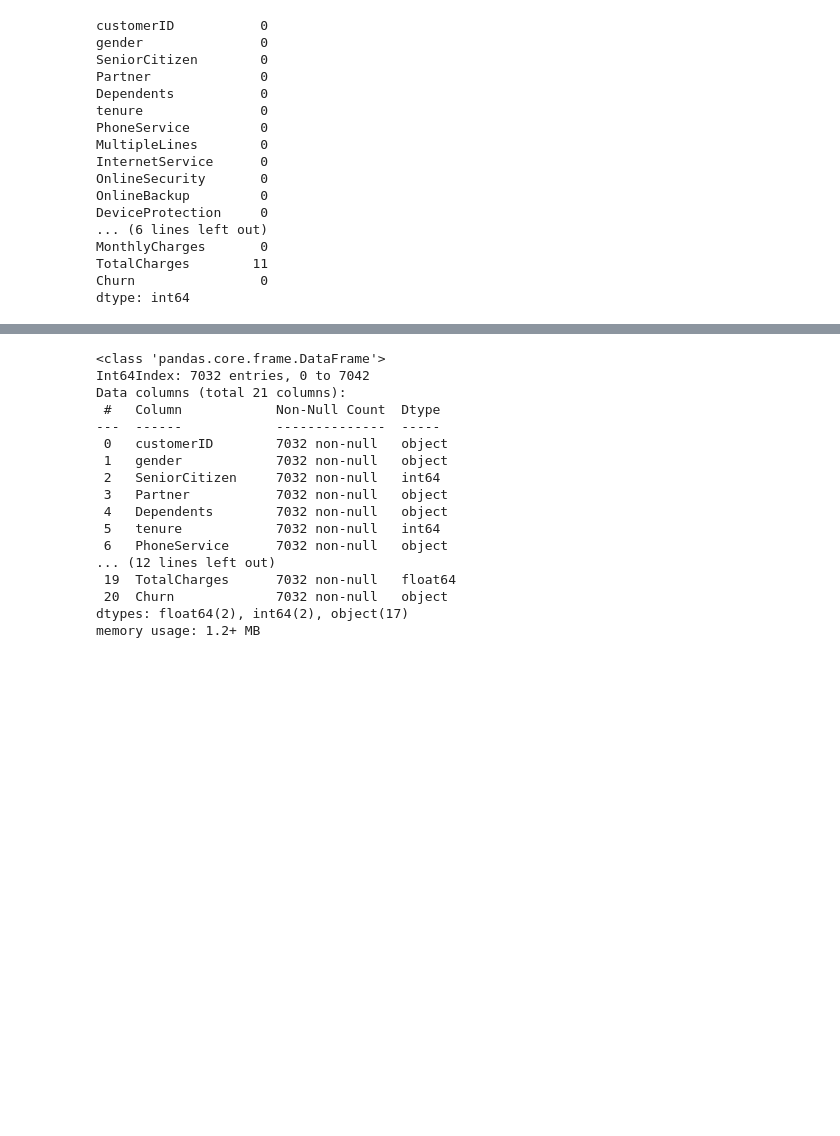
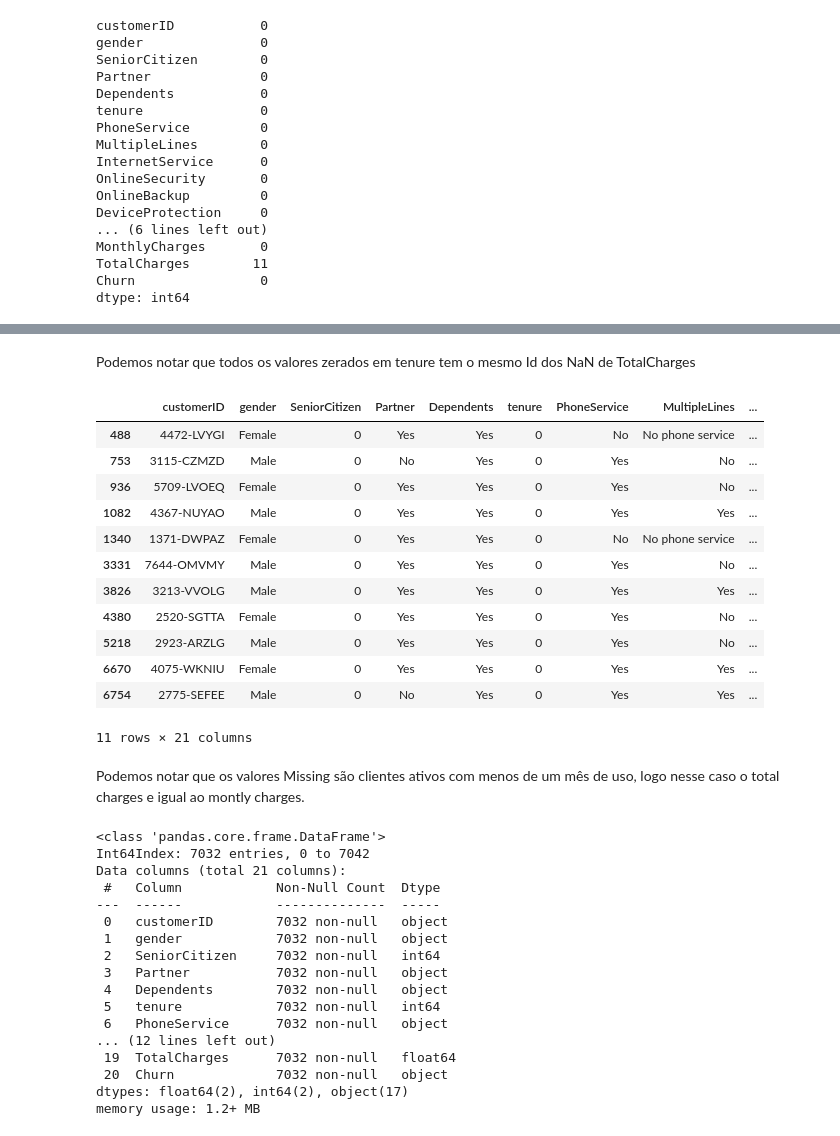
Before and after one commit to thiago-vale/Trabalhos-Awari, a Jupyter notebook: Projeto-churn-rate/Project_Awari.ipynb, the cells around one changed output, grey strips where cells are left out. Saved outputs shown, nothing was run; the diff lists cells and outputs as text; code cells hidden in the pictures; blank space fills up the shorter version.

```diff
--- a/Projeto-churn-rate/Project_Awari.ipynb
+++ b/Projeto-churn-rate/Project_Awari.ipynb
@@ -89,5 +89,3 @@ MonthlyCharges       0
 TotalCharges        11
 Churn                0
 dtype: int64
-# %%
-df = df.dropna()
@@ -98,3 +137,23 @@ df.shape
+# %% [markdown]
+Podemos notar que todos os valores zerados em tenure tem o mesmo Id dos NaN de TotalCharges
+# %%
+df.query('tenure=="0"').head(12)
+# %% [output]
+|  | customerID | gender | SeniorCitizen | Partner | Dependents | tenure | PhoneService | MultipleLines | ... |
+| 488 | 4472-LVYGI | Female | 0 | Yes | Yes | 0 | No | No phone service | ... |
+| 753 | 3115-CZMZD | Male | 0 | No | Yes | 0 | Yes | No | ... |
+| 936 | 5709-LVOEQ | Female | 0 | Yes | Yes | 0 | Yes | No | ... |
+| 1082 | 4367-NUYAO | Male | 0 | Yes | Yes | 0 | Yes | Yes | ... |
+| 1340 | 1371-DWPAZ | Female | 0 | Yes | Yes | 0 | No | No phone service | ... |
+| 3331 | 7644-OMVMY | Male | 0 | Yes | Yes | 0 | Yes | No | ... |
+| 3826 | 3213-VVOLG | Male | 0 | Yes | Yes | 0 | Yes | Yes | ... |
+| 4380 | 2520-SGTTA | Female | 0 | Yes | Yes | 0 | Yes | No | ... |
+| 5218 | 2923-ARZLG | Male | 0 | Yes | Yes | 0 | Yes | No | ... |
+| 6670 | 4075-WKNIU | Female | 0 | Yes | Yes | 0 | Yes | Yes | ... |
+| 6754 | 2775-SEFEE | Male | 0 | No | Yes | 0 | Yes | Yes | ... |
+11 rows × 21 columns
+# %% [markdown]
+Podemos notar que os valores Missing são clientes ativos com menos de um mês de uso, logo nesse caso o total charges e igual ao montly charges.
 # %%
 df.info()
 # %% [output]
```
Also changed, not shown: parts of 11 cells of this notebook.
